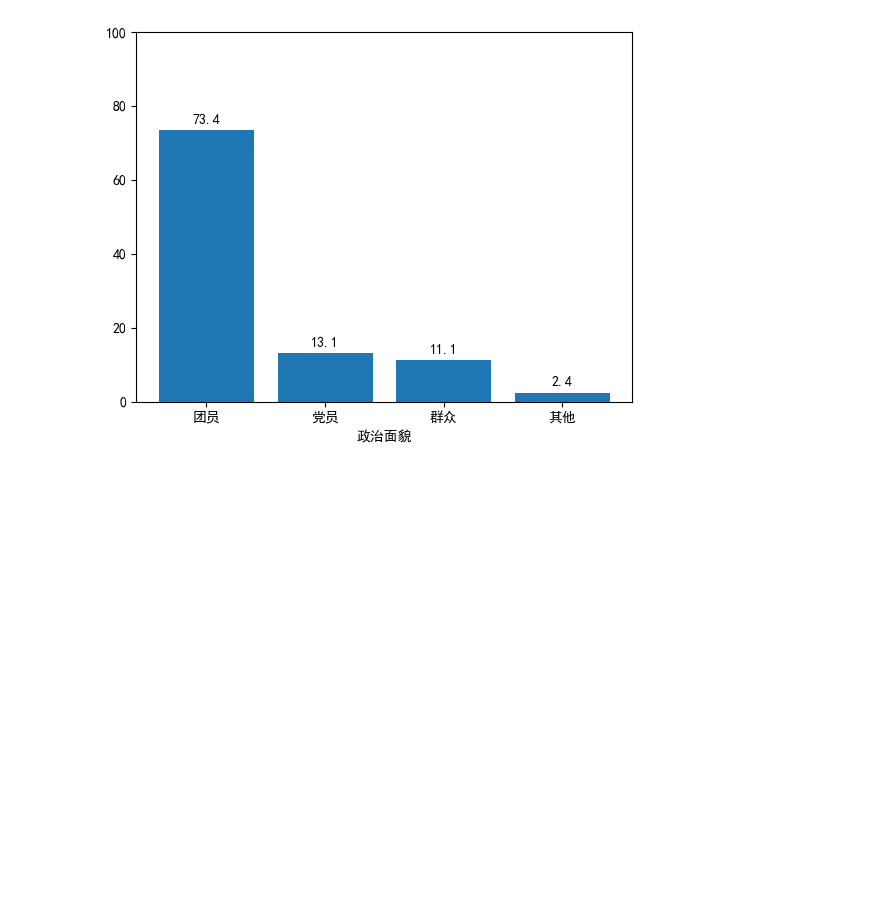
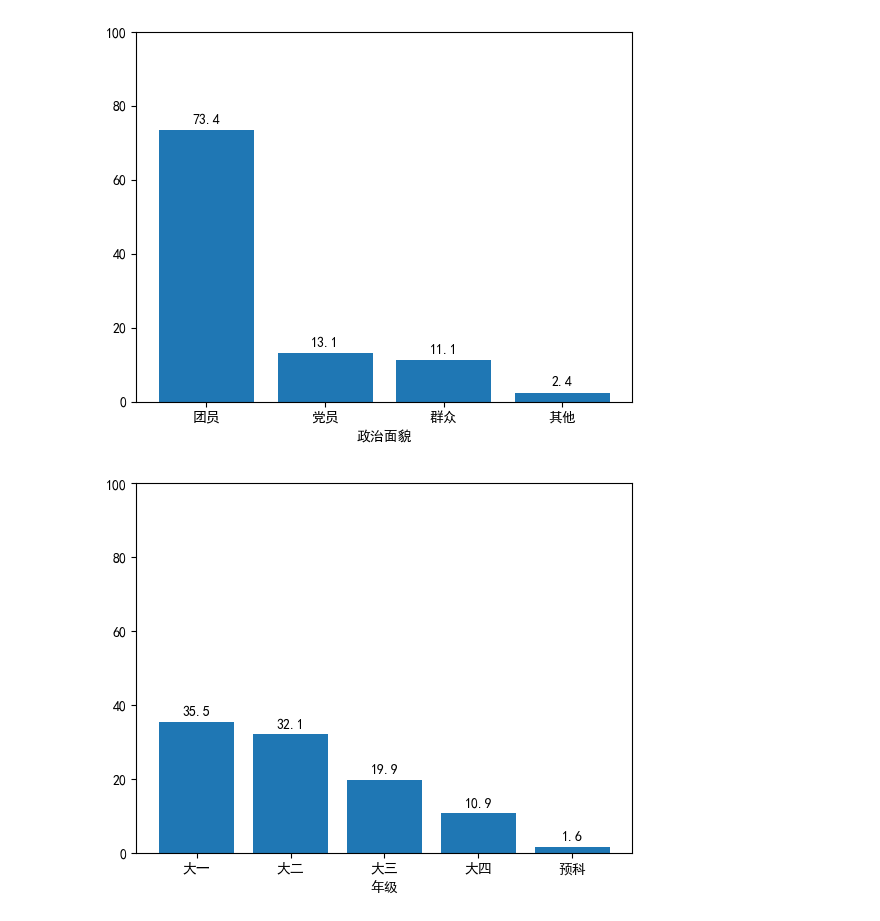
Before and after one commit to 2585615815/homework, a Jupyter notebook: 07-description.ipynb, the cells around one changed output. Cells and saved outputs as stored; diff of their text form; code cells hidden in the pictures; blank space fills up the shorter version.

```diff
--- a/07-description.ipynb
+++ b/07-description.ipynb
@@ -33,3 +33,9 @@ ax.bar_label(rects1, fmt="%.1f", padding=3)
 plt.show()
 # %% [output]
 [figure]
+# %%
+import mytools
+df2,meta = mytools.读取SPSS数据(R'data\identity.sav')
+mytools.绘制单个类别变量柱状图(df2,'年级')
+# %% [output]
+[figure, added]
```
Also changed, not shown: parts of 7 cells of this notebook, 1 other file.
